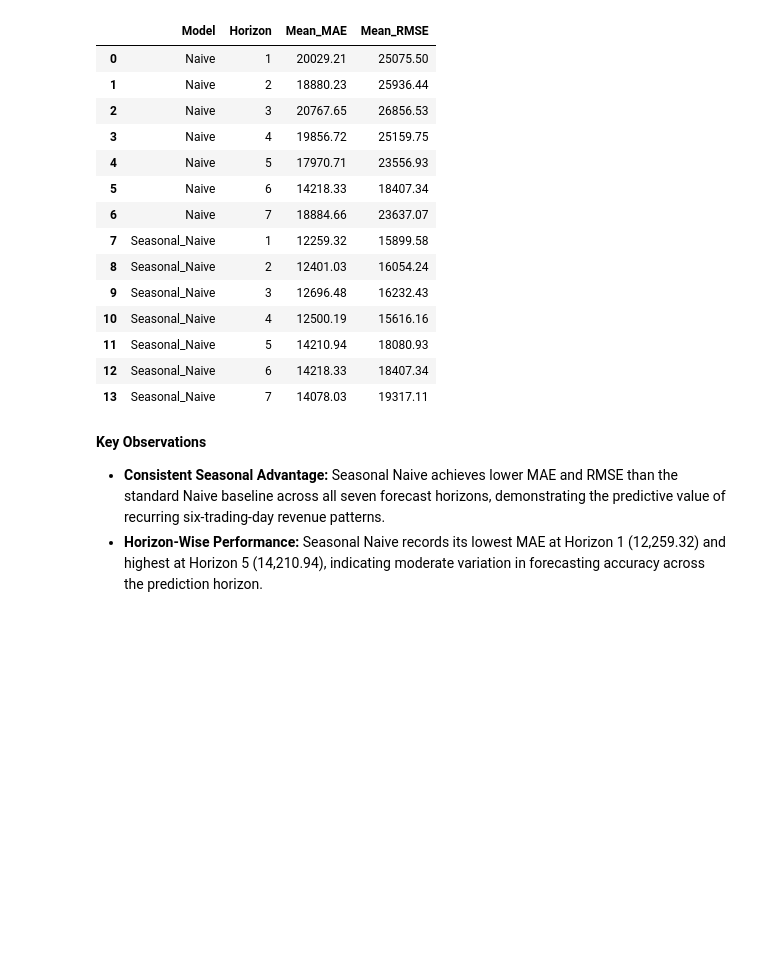
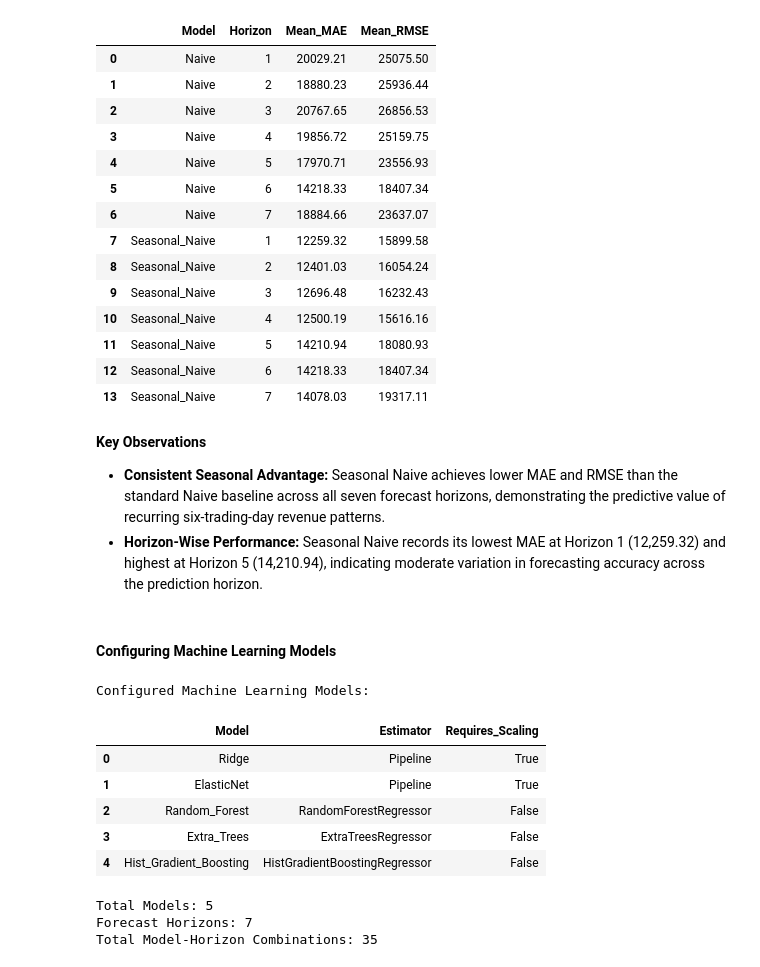
Before and after one commit to TejasMJ/Retail-Sales-Dynamics, a Jupyter notebook: notebooks/05_model_development.ipynb, the cells around one changed output. Cells and saved outputs as stored; diff of their text form; code cells hidden in the pictures; blank space fills up the shorter version.

```diff
--- a/notebooks/05_model_development.ipynb
+++ b/notebooks/05_model_development.ipynb
@@ -411,3 +411,71 @@ Baseline Forecasting Performance by Horizon:
 **Key Observations**
 - **Consistent Seasonal Advantage:** Seasonal Naive achieves lower MAE and RMSE than the standard Naive baseline across all seven forecast horizons, demonstrating the predictive value of recurring six-trading-day revenue patterns.
 - **Horizon-Wise Performance:** Seasonal Naive records its lowest MAE at Horizon 1 (12,259.32) and highest at Horizon 5 (14,210.94), indicating moderate variation in forecasting accuracy across the prediction horizon.
+# %% [markdown]
+#### Configuring Machine Learning Models
+# %%
+random_state = 42
+
+models = {
+    "Ridge": Pipeline([
+        ("scaler", StandardScaler()),
+        ("model", Ridge(alpha=10.0))
+    ]),
+    "ElasticNet": Pipeline([
+        ("scaler", StandardScaler()),
+        ("model", ElasticNet(
+            alpha=1.0,
+            l1_ratio=0.5,
+            max_iter=10000,
+            random_state=random_state
+        ))
+    ]),
+    "Random_Forest": RandomForestRegressor(
+        n_estimators=150,
+        max_depth=12,
+        min_samples_leaf=3,
+        random_state=random_state,
+        n_jobs=-1
+    ),
+    "Extra_Trees": ExtraTreesRegressor(
+        n_estimators=150,
+        max_depth=12,
+        min_samples_leaf=3,
+        random_state=random_state,
+        n_jobs=-1
+    ),
+    "Hist_Gradient_Boosting": HistGradientBoostingRegressor(
+        max_iter=150,
+        learning_rate=0.05,
+        max_leaf_nodes=15,
+        min_samples_leaf=10,
+        random_state=random_state
+    )
+}
+
+model_configuration = pd.DataFrame([
+    {
+        "Model": model_name,
+        "Estimator": type(model).__name__,
+        "Requires_Scaling": isinstance(model, Pipeline)
+    }
+    for model_name, model in models.items()
+])
+
+print("Configured Machine Learning Models:")
+display(model_configuration)
+
+print("\nTotal Models:", len(models))
+print("Forecast Horizons:", forecast_horizon)
+print("Total Model-Horizon Combinations:", len(models) * forecast_horizon)
+# %% [output]
+Configured Machine Learning Models:
+|  | Model | Estimator | Requires_Scaling |
+| 0 | Ridge | Pipeline | True |
+| 1 | ElasticNet | Pipeline | True |
+| 2 | Random_Forest | RandomForestRegressor | False |
+| 3 | Extra_Trees | ExtraTreesRegressor | False |
+| 4 | Hist_Gradient_Boosting | HistGradientBoostingRegressor | False |
+Total Models: 5
+Forecast Horizons: 7
+Total Model-Horizon Combinations: 35
```
Also changed, not shown: parts of 7 cells of this notebook.
